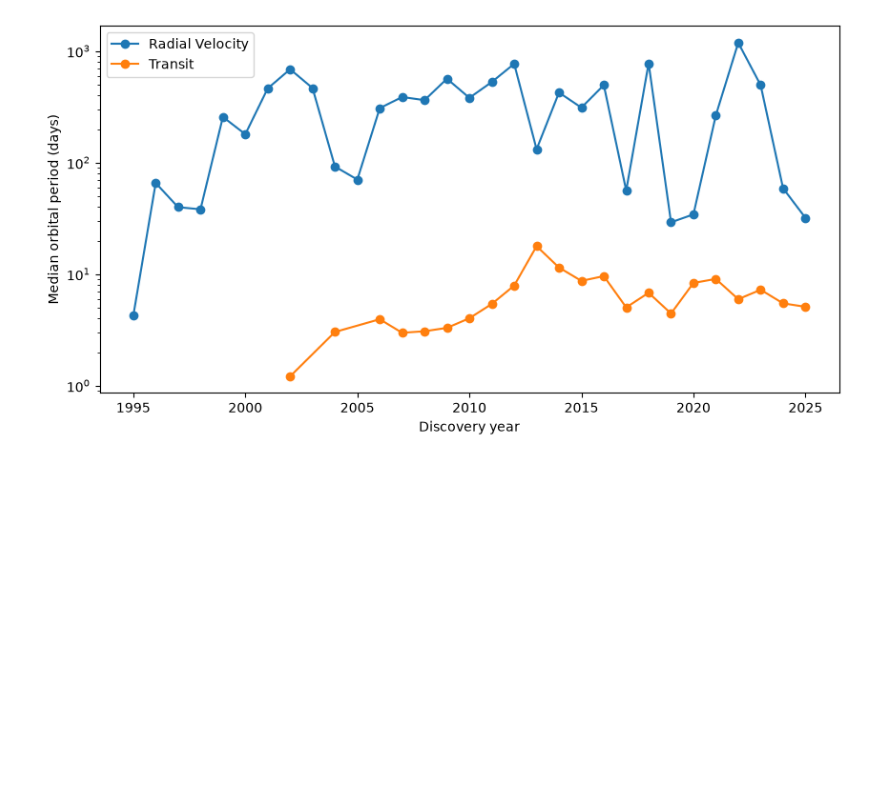
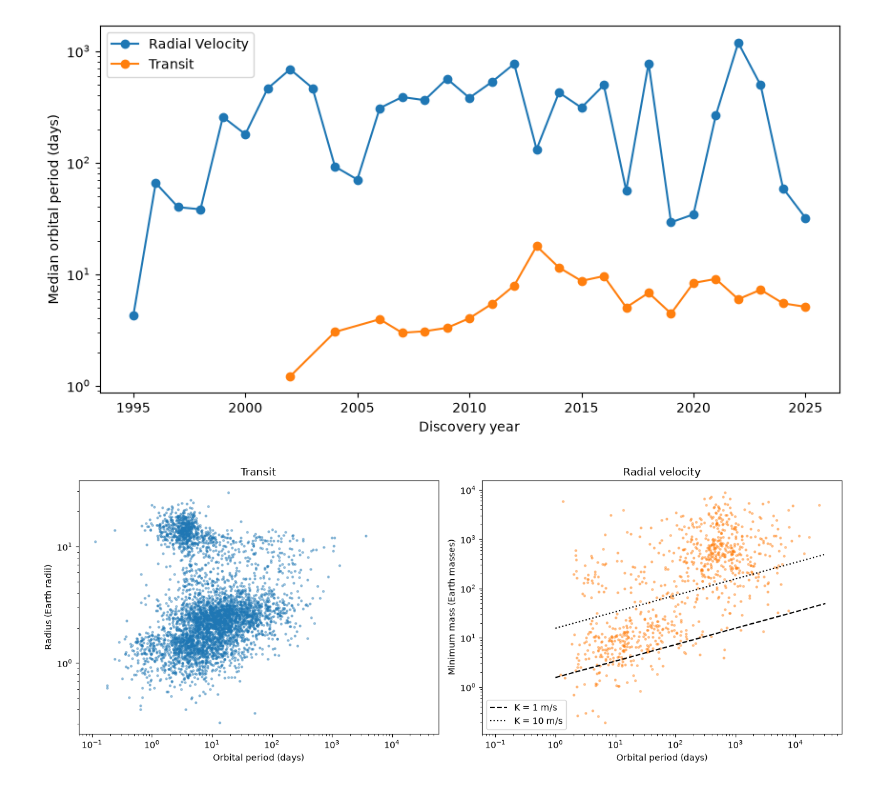
Before and after one commit to rmh29/exoplanet-detection-bias, a Jupyter notebook: notebooks/plots.ipynb, the cells around one changed output. Saved outputs shown, nothing was run; the diff lists cells and outputs as text; code cells hidden in the pictures; blank space fills up the shorter version.

Commit message:
Add two panel transit vs radial velocity figure

```diff
--- a/notebooks/plots.ipynb
+++ b/notebooks/plots.ipynb
@@ -40,3 +44,30 @@ ax.legend()
 plt.show()
 # %% [output]
 [figure]
+# %%
+# two panel transit and rv radius and mass against orbital period
+fig, (ax1, ax2) = plt.subplots(1, 2, figsize=(13, 5), sharex=True)
+
+transit = df[df["discoverymethod"] == "Transit"]
+ax1.scatter(transit["pl_orbper"], transit["pl_rade_measured"], s=5, alpha=0.4)
+ax1.set(xscale="log", yscale="log", xlabel="Orbital period (days)",
+        ylabel="Radius (Earth radii)", title="Transit")
+
+rv = df[(df["discoverymethod"] == "Radial Velocity") & df["mass_is_lower_limit"]]
+ax2.scatter(rv["pl_orbper"], rv["pl_bmasse"], s=5, alpha=0.4, color="C1")
+ax2.set(xscale="log", yscale="log", xlabel="Orbital period (days)",
+        ylabel="Minimum mass (Earth masses)", title="Radial velocity")
+
+M_JUP_IN_EARTH = 317.8
+periods = np.logspace(0, 4.5, 100)  # days
+
+for k_min, style in [(1, "--"), (10, ":")]:  # sensitivity in m/s
+    m_min = (k_min / 28.4) * (periods / 365.25) ** (1 / 3) * M_JUP_IN_EARTH
+    ax2.plot(periods, m_min, style, color="k", label=f"K = {k_min} m/s")
+
+ax2.legend()
+plt.tight_layout()
+plt.savefig("../figures/detection_regions.png", dpi=150, bbox_inches="tight")
+plt.show()
+# %% [output]
+[figure, added]
```
Also changed, not shown: parts of 3 cells of this notebook.
